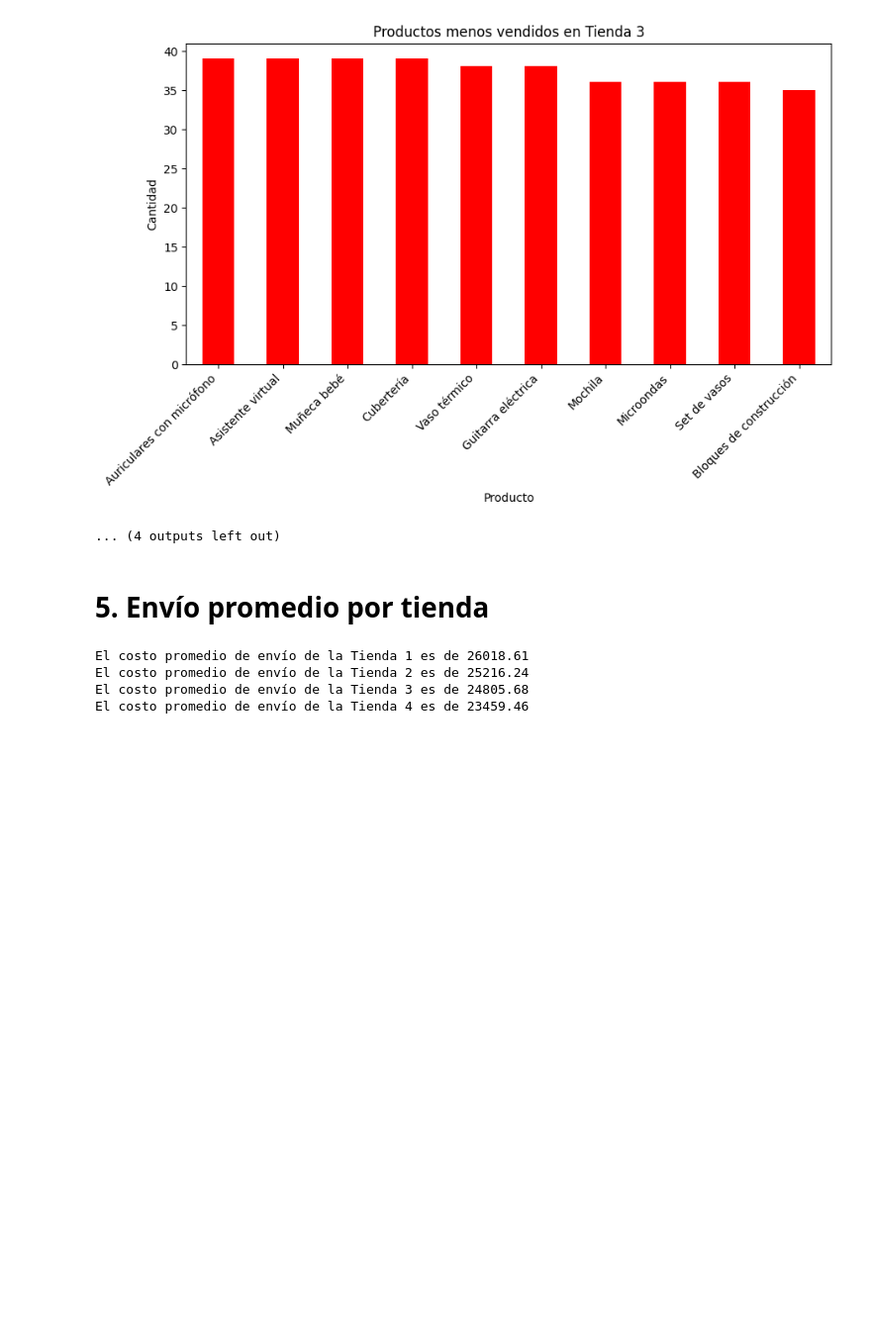
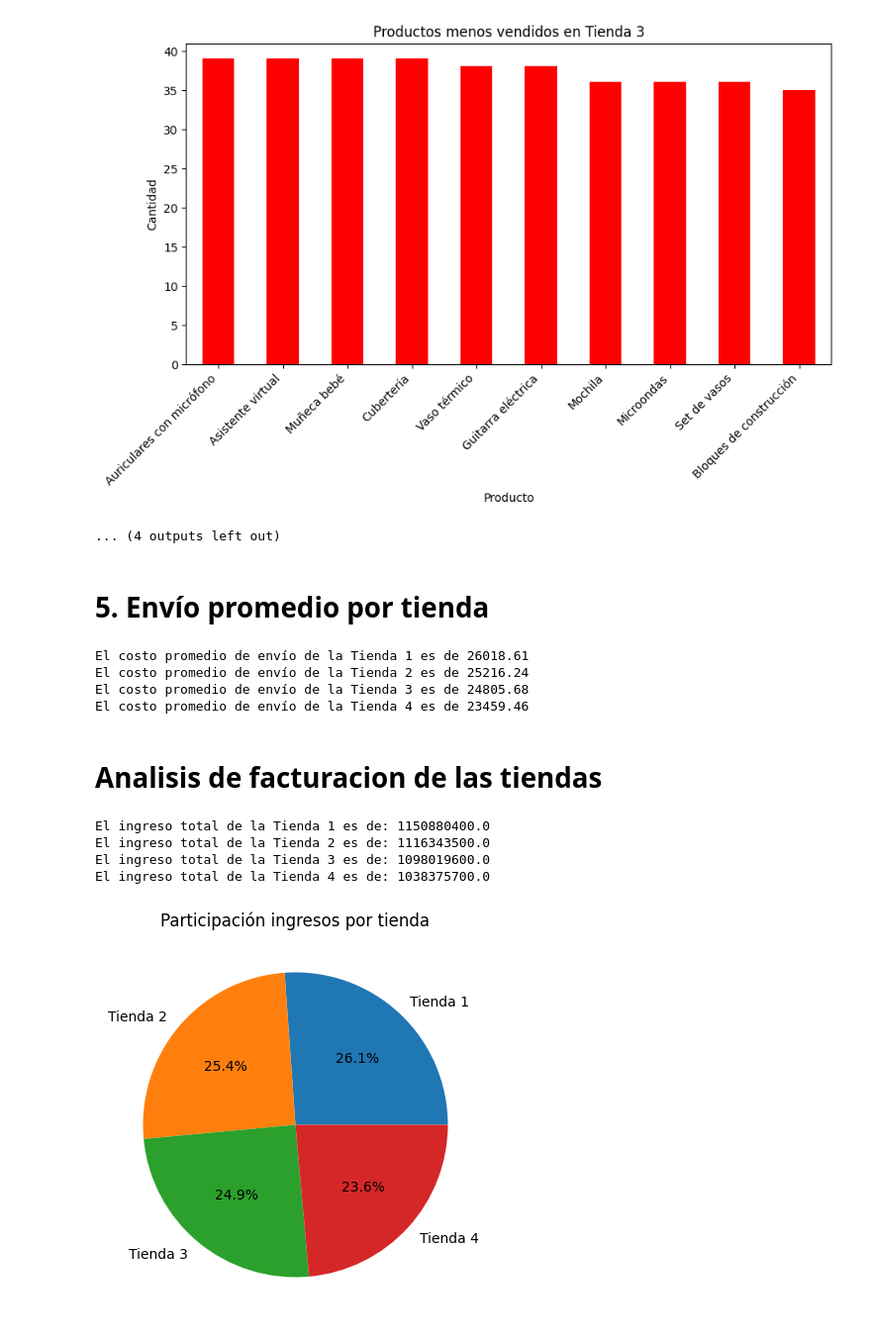
Before and after one commit to luiska147/allure-store-challenge, a Jupyter notebook: AluraStoreLatam.ipynb, the cells around one changed output. Shown at 99% size. Saved outputs shown, nothing was run; the diff lists cells and outputs as text; code cells hidden in the pictures; blank space fills up the shorter version.

```diff
--- a/AluraStoreLatam.ipynb
+++ b/AluraStoreLatam.ipynb
@@ -155,3 +155,21 @@ El costo promedio de envío de la Tienda 1 es de 26018.61
 El costo promedio de envío de la Tienda 2 es de 25216.24
 El costo promedio de envío de la Tienda 3 es de 24805.68
 El costo promedio de envío de la Tienda 4 es de 23459.46
+# %% [markdown]
+# Analisis de facturacion de las tiendas
+# %%
+ingreso_por_tienda = {}
+for nombre, datos in todas_las_tiendas.items():
+  resultado_total = sumar_ingreso_total(datos)
+  ingreso_por_tienda[nombre] = resultado_total
+  print(f"El ingreso total de la {nombre} es de: {resultado_total}")
+plt.figure(figsize=(5,5))
+plt.pie(ingreso_por_tienda.values(), labels=ingreso_por_tienda.keys(), autopct='%1.1f%%')
+plt.title("Participación ingresos por tienda")
+plt.show()
+# %% [output]
+El ingreso total de la Tienda 1 es de: 1150880400.0
+El ingreso total de la Tienda 2 es de: 1116343500.0
+El ingreso total de la Tienda 3 es de: 1098019600.0
+El ingreso total de la Tienda 4 es de: 1038375700.0
+[figure, added]
```
Also changed, not shown: parts of 3 cells of this notebook.
